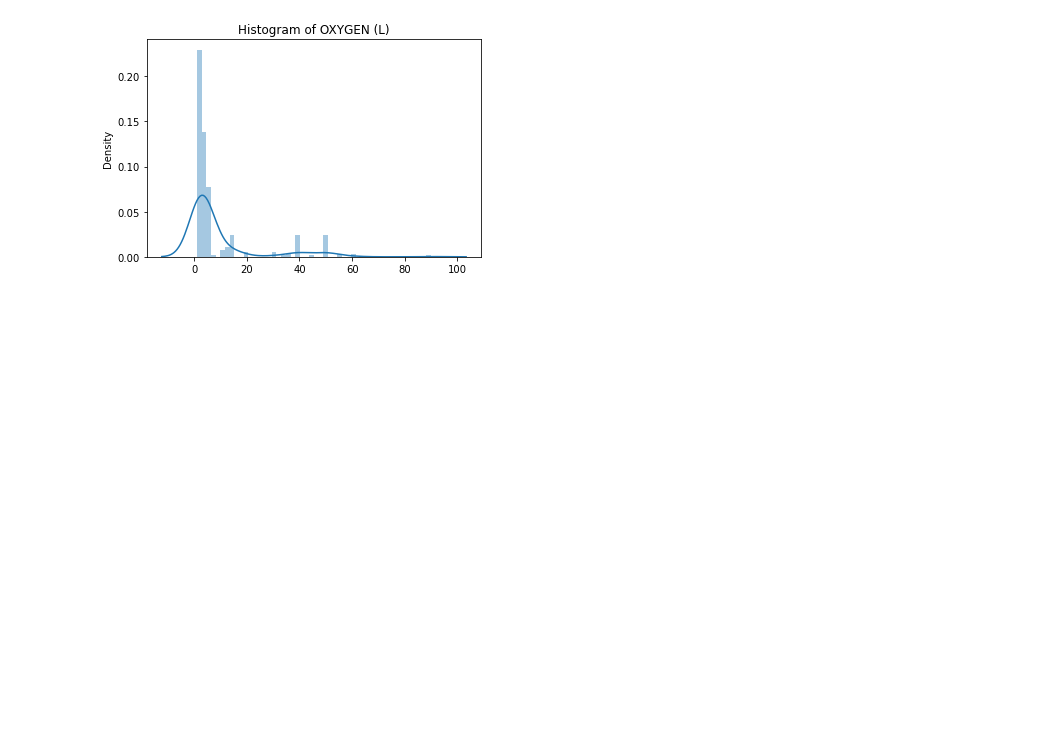
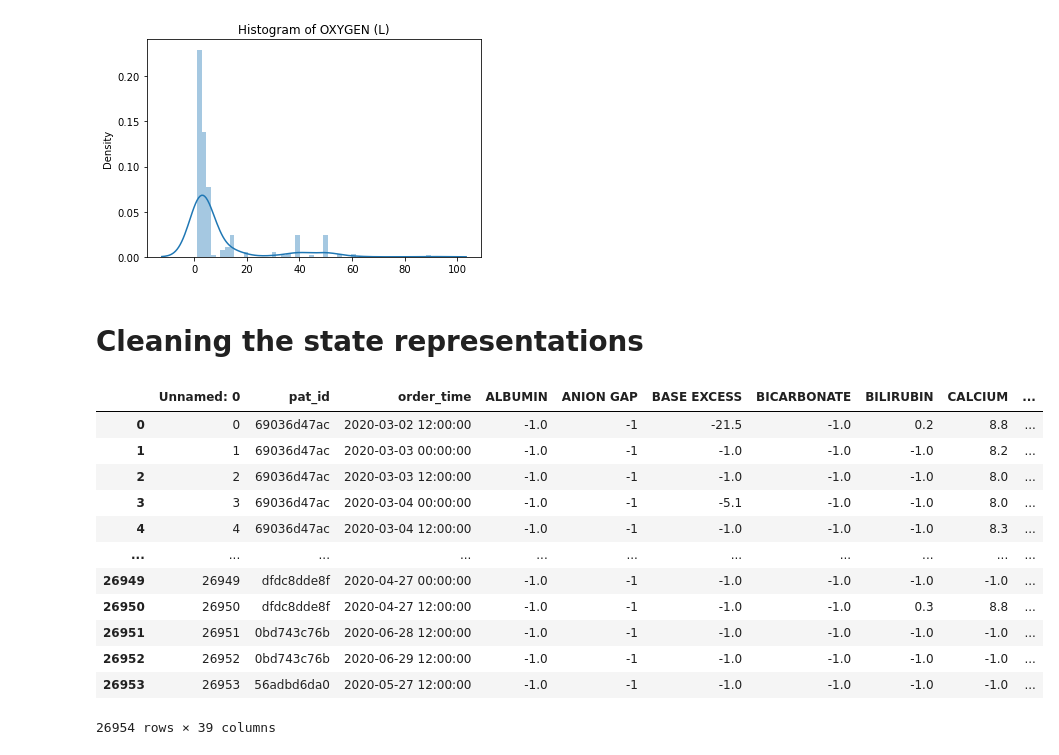
Before and after one commit to ArpiS/nested-policy-rl, a Jupyter notebook: pcpca/EDA.ipynb, the cells around one changed output. Drawn from its saved outputs; the diff is of its cells as text; code cells hidden in the pictures; blank space fills up the shorter version.

```diff
--- a/pcpca/EDA.ipynb
+++ b/pcpca/EDA.ipynb
@@ -71,3 +73,21 @@ for f in highvar_features:
 [figure]
 [figure]
 [figure]
+# %% [markdown]
+# Cleaning the state representations
+# %%
+states
+# %% [output]
+|  | Unnamed: 0 | pat_id | order_time | ALBUMIN | ANION GAP | BASE EXCESS | BICARBONATE | BILIRUBIN | CALCIUM | ... |
+| 0 | 0 | 69036d47ac | 2020-03-02 12:00:00 | -1.0 | -1 | -21.5 | -1.0 | 0.2 | 8.8 | ... |
+| 1 | 1 | 69036d47ac | 2020-03-03 00:00:00 | -1.0 | -1 | -1.0 | -1.0 | -1.0 | 8.2 | ... |
+| 2 | 2 | 69036d47ac | 2020-03-03 12:00:00 | -1.0 | -1 | -1.0 | -1.0 | -1.0 | 8.0 | ... |
+| 3 | 3 | 69036d47ac | 2020-03-04 00:00:00 | -1.0 | -1 | -5.1 | -1.0 | -1.0 | 8.0 | ... |
+| 4 | 4 | 69036d47ac | 2020-03-04 12:00:00 | -1.0 | -1 | -1.0 | -1.0 | -1.0 | 8.3 | ... |
+| ... | ... | ... | ... | ... | ... | ... | ... | ... | ... | ... |
+| 26949 | 26949 | dfdc8dde8f | 2020-04-27 00:00:00 | -1.0 | -1 | -1.0 | -1.0 | -1.0 | -1.0 | ... |
+| 26950 | 26950 | dfdc8dde8f | 2020-04-27 12:00:00 | -1.0 | -1 | -1.0 | -1.0 | 0.3 | 8.8 | ... |
+| 26951 | 26951 | 0bd743c76b | 2020-06-28 12:00:00 | -1.0 | -1 | -1.0 | -1.0 | -1.0 | -1.0 | ... |
+| 26952 | 26952 | 0bd743c76b | 2020-06-29 12:00:00 | -1.0 | -1 | -1.0 | -1.0 | -1.0 | -1.0 | ... |
+| 26953 | 26953 | 56adbd6da0 | 2020-05-27 12:00:00 | -1.0 | -1 | -1.0 | -1.0 | -1.0 | -1.0 | ... |
+26954 rows × 39 columns
```
Also changed, not shown: parts of 1 cell of this notebook, 2 other files.
